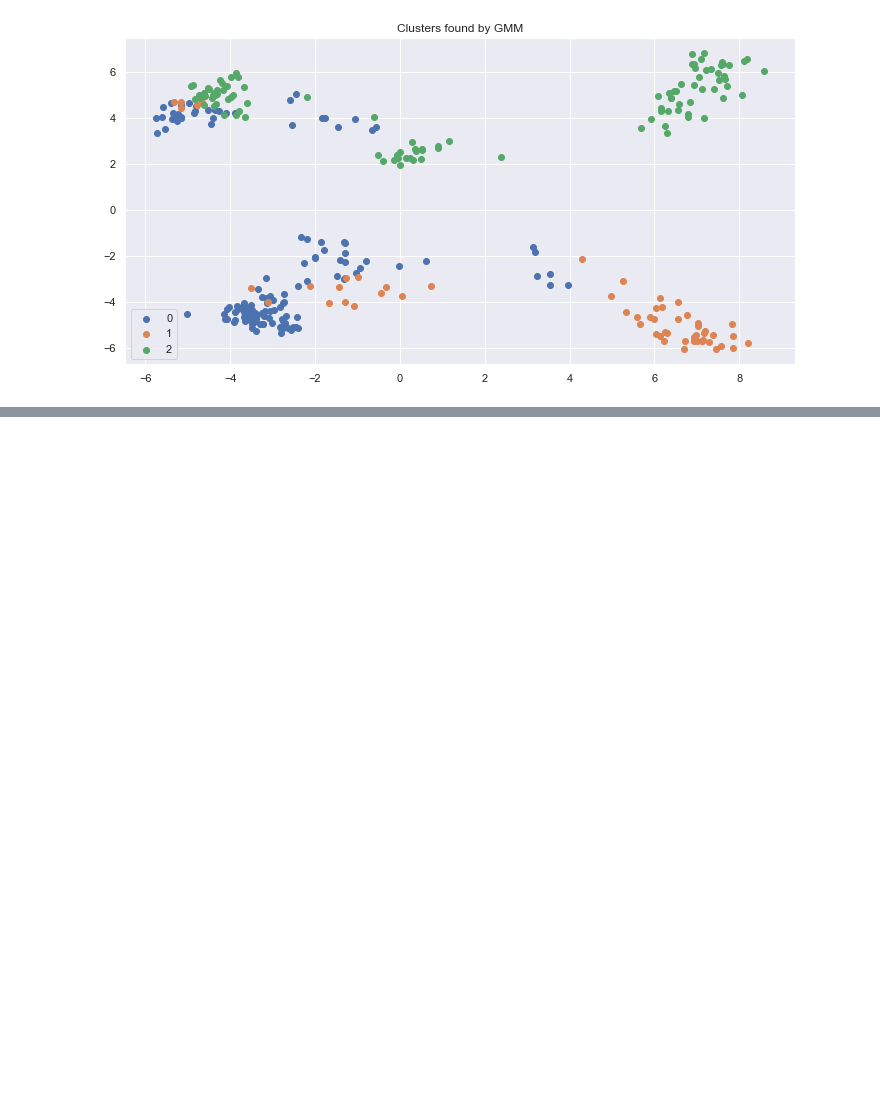
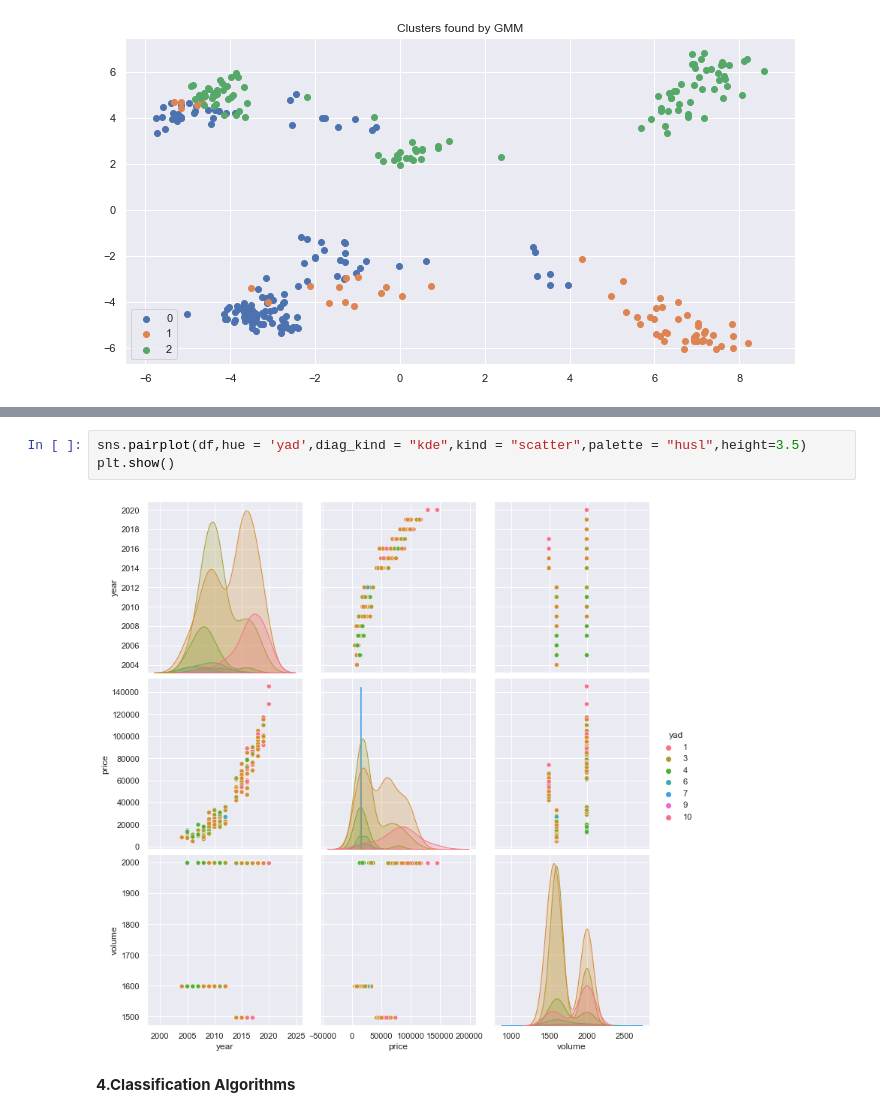
Before and after one commit to HalivaMatan/Final-Project-Data-Science-Course, a Jupyter notebook: DS - Face Detection Project.ipynb, the cells around one changed output, grey strips where cells are left out. Saved outputs shown, nothing was run; the diff lists cells and outputs as text; blank space fills up the shorter version.

```diff
--- a/DS - Face Detection Project.ipynb
+++ b/DS - Face Detection Project.ipynb
@@ -853,0 +1430,7 @@ best_silhouette=0.32145017272458604
+# %%
+sns.pairplot(df,hue = 'yad',diag_kind = "kde",kind = "scatter",palette = "husl",height=3.5)
+plt.show()
+# %% [output]
+[figure, added]
+# %% [markdown]
+**4.Classification Algorithms**
```
Also changed, not shown: parts of 66 cells of this notebook.
